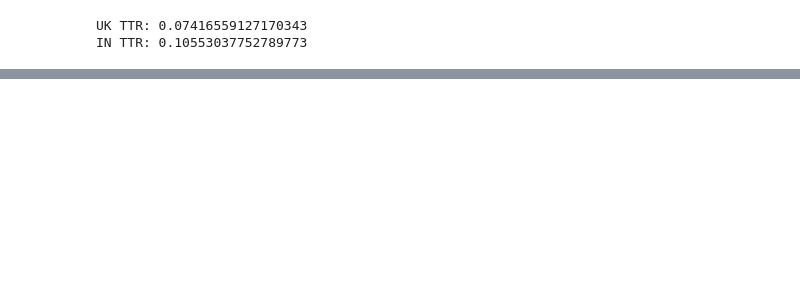
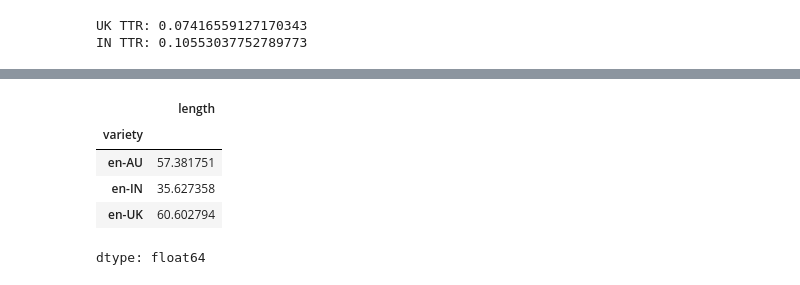
Before and after one commit to mohammedumairuddin/COMM061-NLP-Coursework, a Jupyter notebook: notebooks/dataset_analysis.ipynb, the cells around one changed output, grey strips where cells are left out. Saved outputs shown, nothing was run; the diff lists cells and outputs as text; code cells hidden in the pictures; blank space fills up the shorter version.

```diff
--- a/notebooks/dataset_analysis.ipynb
+++ b/notebooks/dataset_analysis.ipynb
@@ -285,0 +300,11 @@ IN TTR: 0.10553037752789773
+# %%
+df['length'] = df['text'].apply(lambda x: len(x.split()))
+
+df.groupby('variety')['length'].mean()
+# %% [output]
+|  | length |
+| variety |  |
+| en-AU | 57.381751 |
+| en-IN | 35.627358 |
+| en-UK | 60.602794 |
+dtype: float64
```
Also changed, not shown: parts of 5 cells of this notebook.
